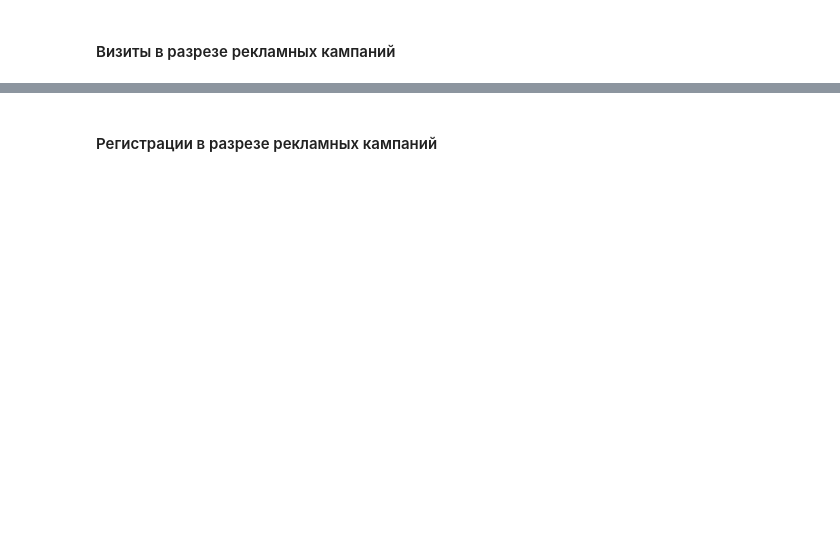
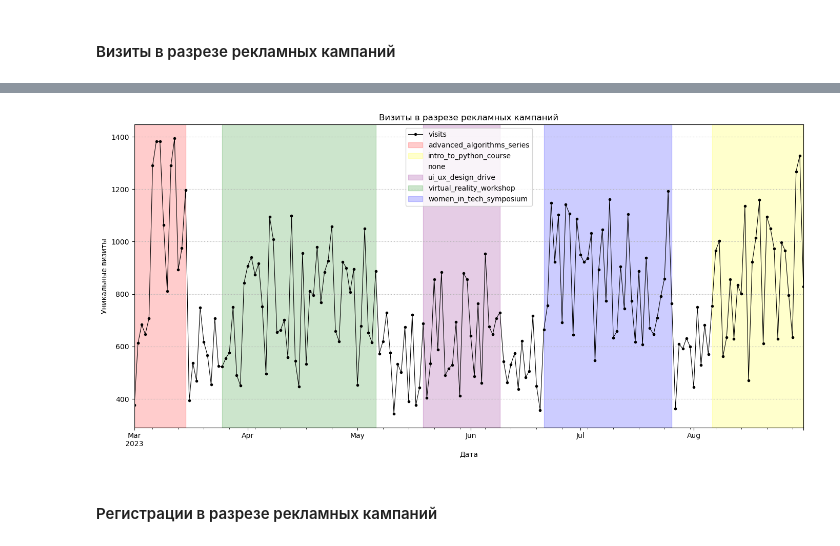
Before and after one commit to vishnevoe/data-analytics-project-100, a Jupyter notebook: charts_project.ipynb, the cells around one changed output, grey strips where cells are left out. Cells and saved outputs as stored; diff of their text form; code cells hidden in the pictures; blank space fills up the shorter version.

```diff
--- a/charts_project.ipynb
+++ b/charts_project.ipynb
@@ -348,22 +361,25 @@ campaign_periods.head()
 # %%
 ads.plot(kind='line', figsize=(14, 7), x='date_group', y='visits', linewidth=0.8, color='black', label='visits', marker='o', markersize=3)
 color_map = {
     'advanced_algorithms_series': 'red',
     'intro_to_python_course': 'yellow',
     'ui_ux_design_drive': 'purple',
     'virtual_reality_workshop': 'green',
-    'women_in_tech_symposium': 'blue'
+    'women_in_tech_symposium': 'blue',
+    'none': 'white'
 }
 for _,row in campaign_periods.iterrows():
     plt.axvspan(row['start'], row['end'], label=row['utm_campaign'], color=color_map[row['utm_campaign']], alpha=0.2)
 
 plt.title("Визиты в разрезе рекламных кампаний")
 plt.xlabel("Дата")
 plt.ylabel("Уникальные визиты")
 plt.grid(axis='y', linestyle=':')
 plt.legend(loc='upper center')
 plt.tight_layout()
 plt.savefig('./charts/visits_during_marketing.png')
+# %% [output]
+[figure, added]
 # %% [markdown]
 <h4> Регистрации в разрезе рекламных кампаний </h4>
 # %%
```
Also changed, not shown: parts of 6 cells of this notebook.
